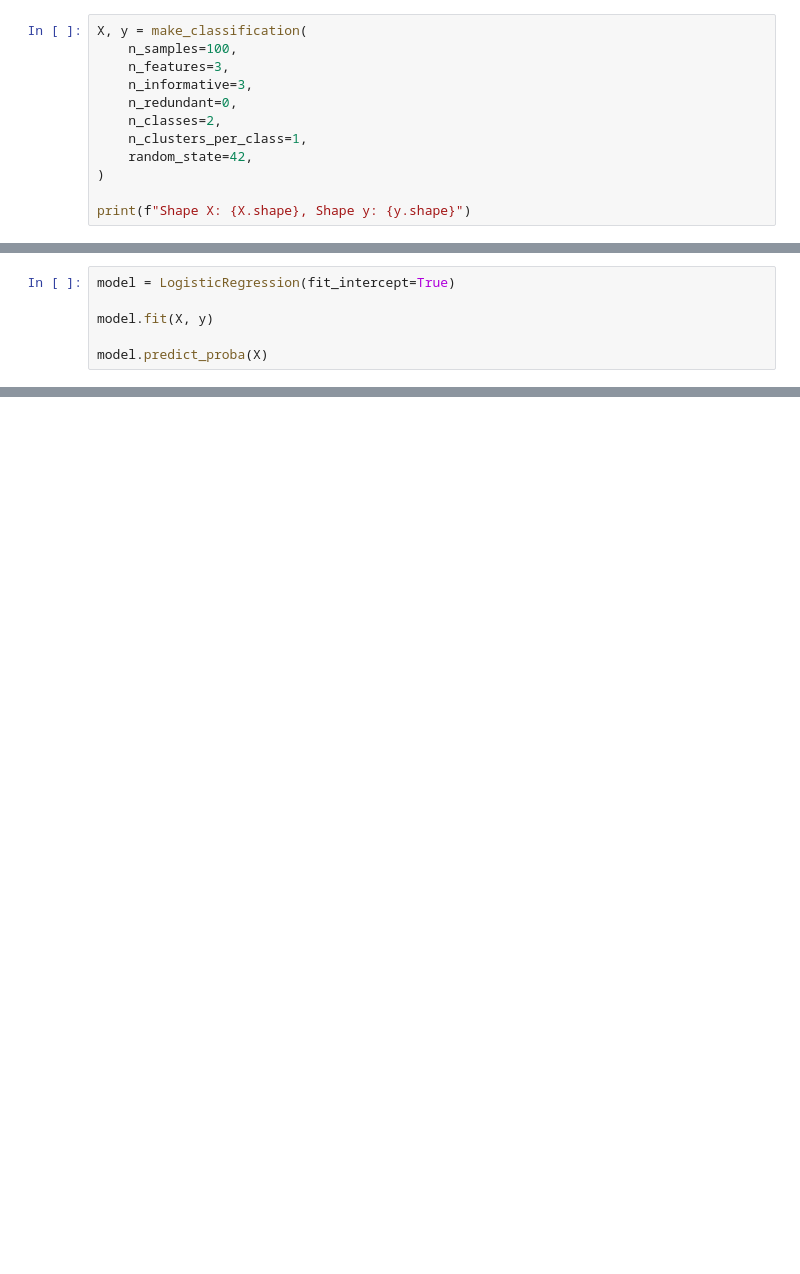
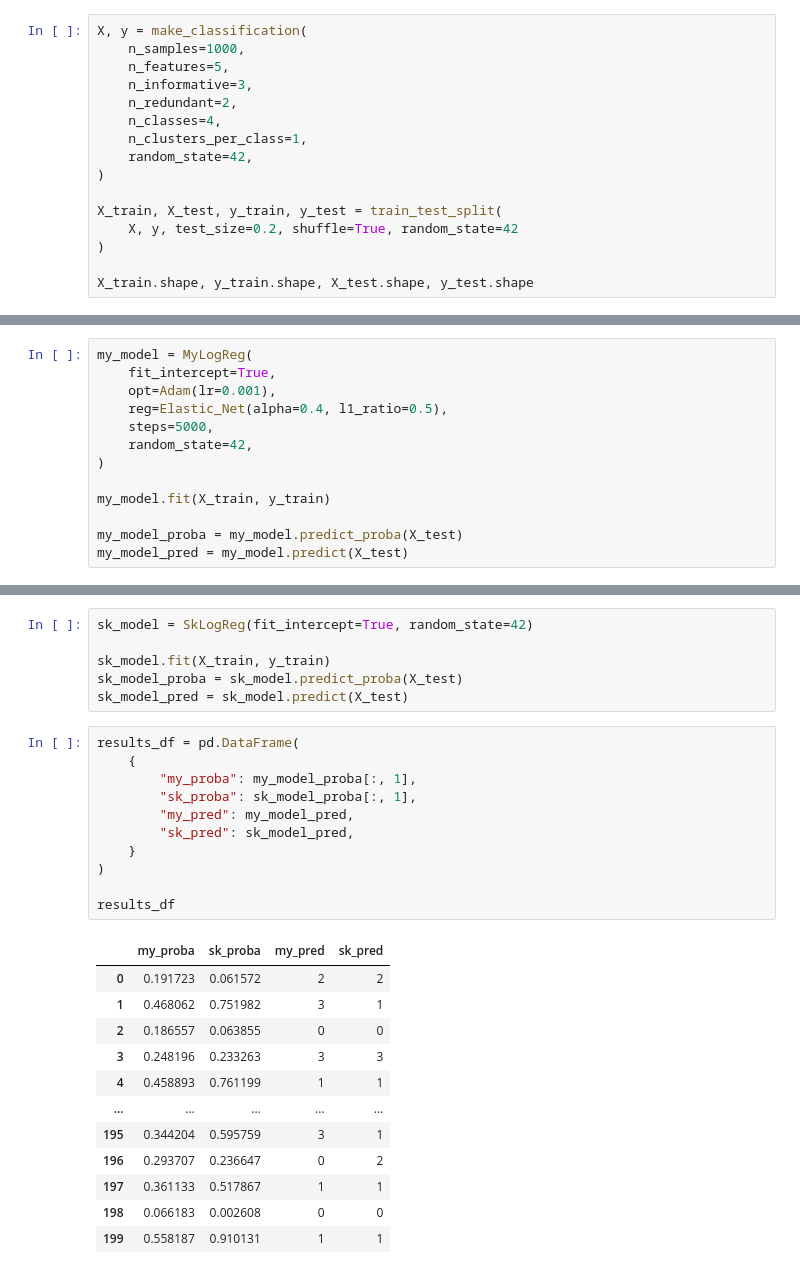
Before and after one commit to 1dober1/optimizer-playground, a Jupyter notebook: notebooks/log_reg_tests.ipynb, the cells around one changed output, grey strips where cells are left out. Saved outputs shown, nothing was run; the diff lists cells and outputs as text; blank space fills up the shorter version.

```diff
--- a/notebooks/log_reg_tests.ipynb
+++ b/notebooks/log_reg_tests.ipynb
@@ -14,14 +21,18 @@ The autoreload extension is already loaded. To reload it, use:
   %reload_ext autoreload
 # %%
 X, y = make_classification(
-    n_samples=100,
-    n_features=3,
+    n_samples=1000,
+    n_features=5,
     n_informative=3,
-    n_redundant=0,
-    n_classes=2,
+    n_redundant=2,
+    n_classes=4,
     n_clusters_per_class=1,
     random_state=42,
 )
 
-print(f"Shape X: {X.shape}, Shape y: {y.shape}")
+X_train, X_test, y_train, y_test = train_test_split(
+    X, y, test_size=0.2, shuffle=True, random_state=42
+)
+
+X_train.shape, y_train.shape, X_test.shape, y_test.shape
 # %% [output]
@@ -29,6 +40,13 @@ Shape X: (100, 3), Shape y: (100,)
 # %%
-model = LogisticRegression(fit_intercept=True)
+my_model = MyLogReg(
+    fit_intercept=True,
+    opt=Adam(lr=0.001),
+    reg=Elastic_Net(alpha=0.4, l1_ratio=0.5),
+    steps=5000,
+    random_state=42,
+)
 
-model.fit(X, y)
+my_model.fit(X_train, y_train)
 
-model.predict_proba(X)
+my_model_proba = my_model.predict_proba(X_test)
+my_model_pred = my_model.predict(X_test)
@@ -61,0 +53,30 @@ array([2, 2, 2, 0, 0, 0, 2, 0, 2, 0, 1, 0, 2, 0, 1, 2, 0, 2, 0, 2, 2, 2,
+# %%
+sk_model = SkLogReg(fit_intercept=True, random_state=42)
+
+sk_model.fit(X_train, y_train)
+sk_model_proba = sk_model.predict_proba(X_test)
+sk_model_pred = sk_model.predict(X_test)
+# %%
+results_df = pd.DataFrame(
+    {
+        "my_proba": my_model_proba[:, 1],
+        "sk_proba": sk_model_proba[:, 1],
+        "my_pred": my_model_pred,
+        "sk_pred": sk_model_pred,
+    }
+)
+
+results_df
+# %% [output]
+|  | my_proba | sk_proba | my_pred | sk_pred |
+| 0 | 0.191723 | 0.061572 | 2 | 2 |
+| 1 | 0.468062 | 0.751982 | 3 | 1 |
+| 2 | 0.186557 | 0.063855 | 0 | 0 |
+| 3 | 0.248196 | 0.233263 | 3 | 3 |
+| 4 | 0.458893 | 0.761199 | 1 | 1 |
+| ... | ... | ... | ... | ... |
+| 195 | 0.344204 | 0.595759 | 3 | 1 |
+| 196 | 0.293707 | 0.236647 | 0 | 2 |
+| 197 | 0.361133 | 0.517867 | 1 | 1 |
+| 198 | 0.066183 | 0.002608 | 0 | 0 |
+| 199 | 0.558187 | 0.910131 | 1 | 1 |
```
Also changed, not shown: parts of 7 cells of this notebook, 4 other files.
